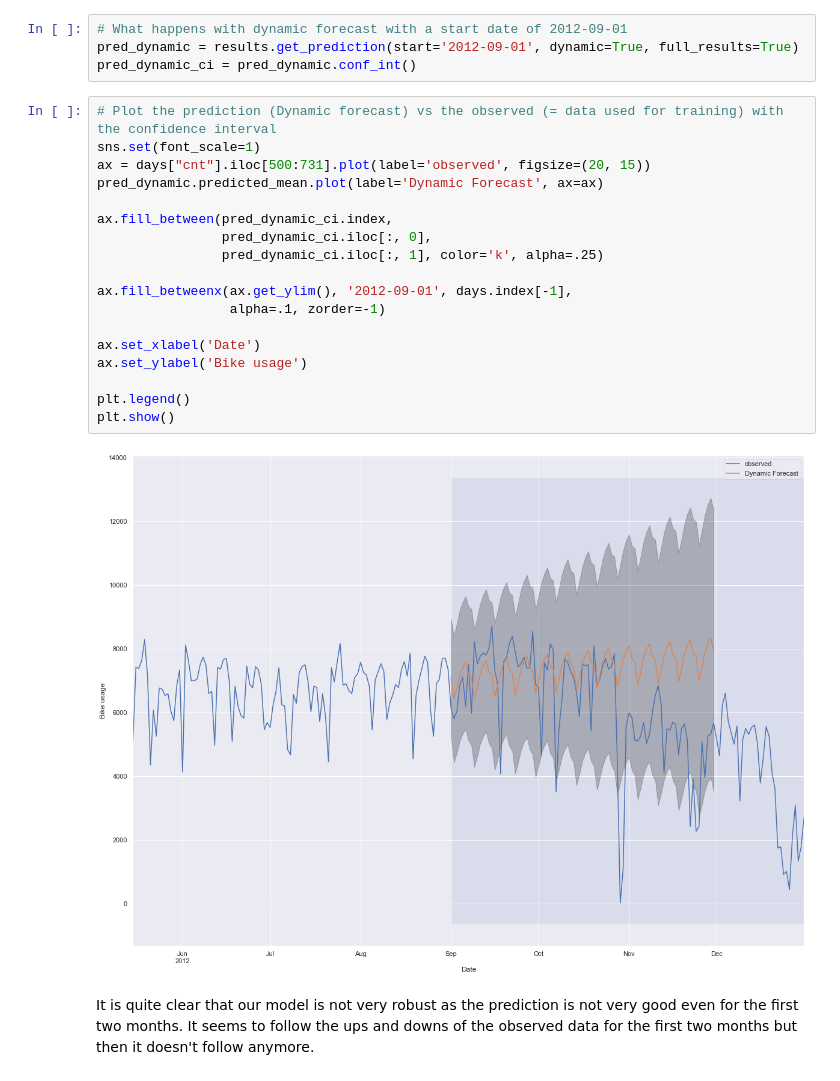
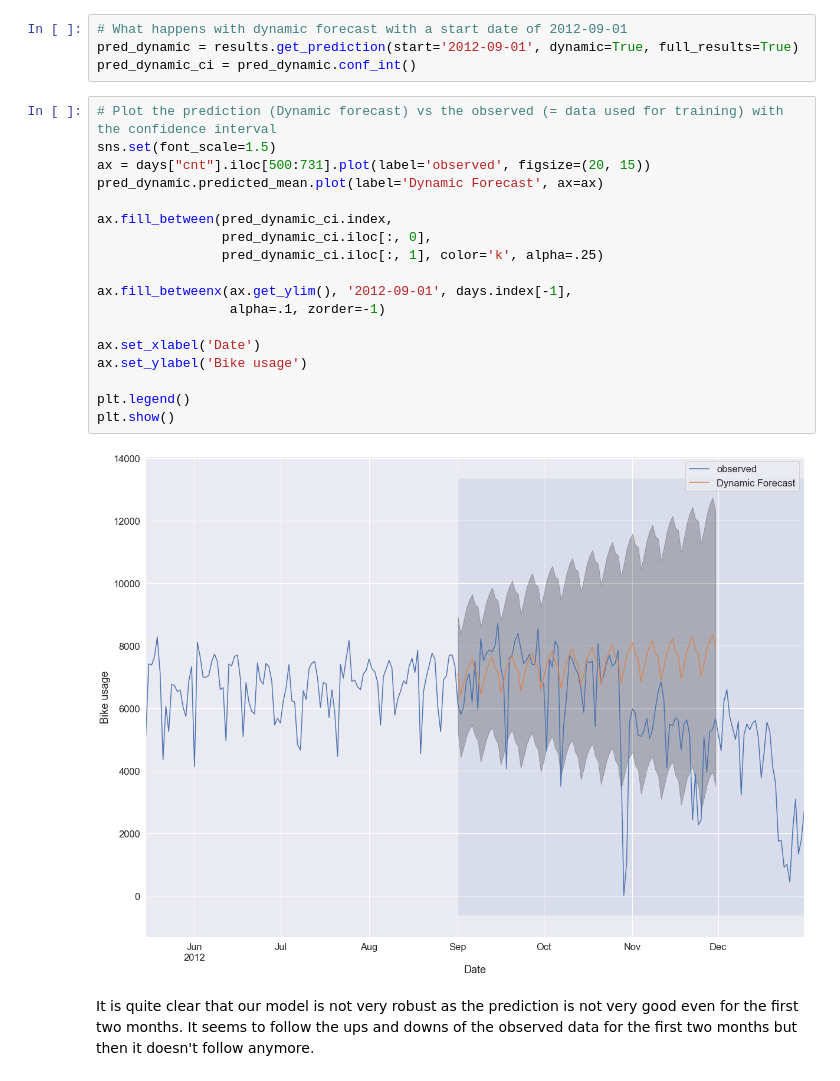
Before and after one commit to laurent-guerguy/Project-5-Bikesharing-Predict-Bike-Usage, a Jupyter notebook: your-project/Bike share Analysis.ipynb, the cells around one changed output. Saved outputs shown, nothing was run; the diff lists cells and outputs as text.

```diff
--- a/your-project/Bike share Analysis.ipynb
+++ b/your-project/Bike share Analysis.ipynb
@@ -419,24 +419,24 @@ pred_dynamic = results.get_prediction(start='2012-09-01', dynamic=True, full_res
 pred_dynamic_ci = pred_dynamic.conf_int()
 # %%
 # Plot the prediction (Dynamic forecast) vs the observed (= data used for training) with the confidence interval
-sns.set(font_scale=1)
+sns.set(font_scale=1.5)
 ax = days["cnt"].iloc[500:731].plot(label='observed', figsize=(20, 15))
 pred_dynamic.predicted_mean.plot(label='Dynamic Forecast', ax=ax)
 
 ax.fill_between(pred_dynamic_ci.index,
                 pred_dynamic_ci.iloc[:, 0],
                 pred_dynamic_ci.iloc[:, 1], color='k', alpha=.25)
 
 ax.fill_betweenx(ax.get_ylim(), '2012-09-01', days.index[-1],
                  alpha=.1, zorder=-1)
 
 ax.set_xlabel('Date')
 ax.set_ylabel('Bike usage')
 
 plt.legend()
 plt.show()
 # %% [output]
-[figure, old version]
+[figure, new version]
 # %% [markdown]
 It is quite clear that our model is not very robust as the prediction is not very good even for the first two months. It seems to follow the ups and downs of the observed data for the first two months but then it doesn't follow anymore.
 # %% [markdown]
```
Also changed, not shown: 2 other files.
